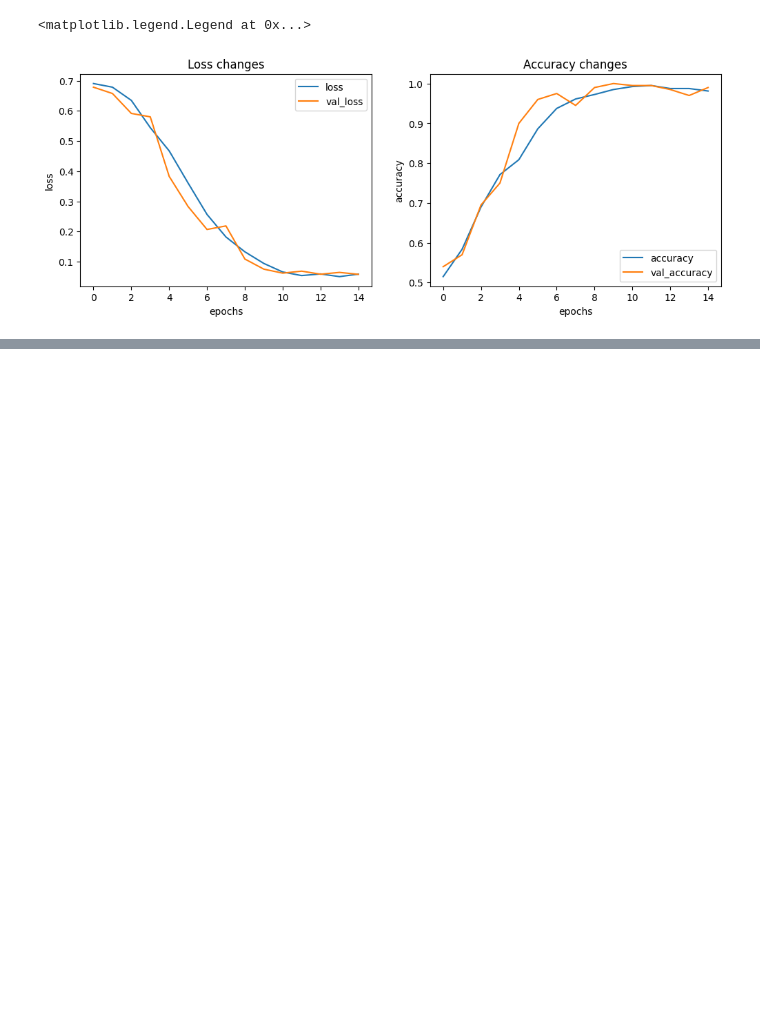
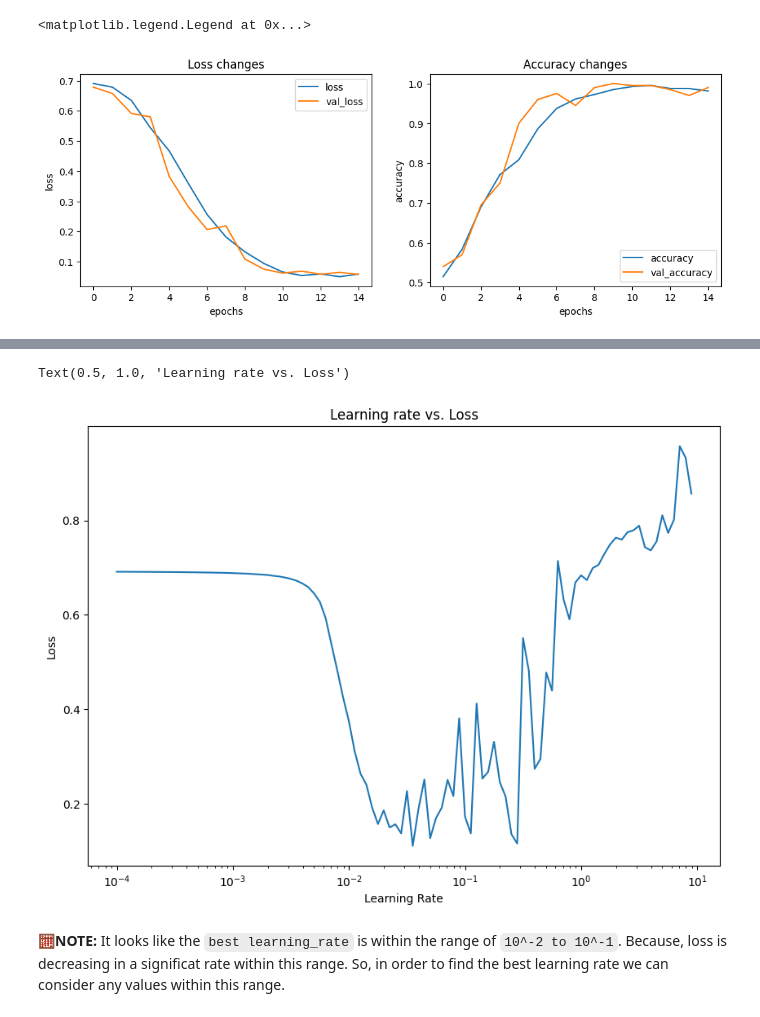
Before and after one commit to Muntasir2179/tensorflow-learning, a Jupyter notebook: 02_neural_network_classification_with_tensorflow.ipynb, the cells around one changed output, grey strips where cells are left out. Drawn from its saved outputs; the diff is of its cells as text; code cells hidden in the pictures; blank space fills up the shorter version.

```diff
--- a/02_neural_network_classification_with_tensorflow.ipynb
+++ b/02_neural_network_classification_with_tensorflow.ipynb
@@ -582,0 +631,13 @@ plt.legend()
+# %%
+# plot the learning rate versus the loss
+lrs = 1e-4 * (10**(tf.range(100)/20))   # assuming different learning rates to experiment with
+plt.figure(figsize=(10,7))
+plt.semilogx(lrs, history.history['loss'])
+plt.xlabel('Learning Rate')
+plt.ylabel('Loss')
+plt.title('Learning rate vs. Loss')
+# %% [output]
+Text(0.5, 1.0, 'Learning rate vs. Loss')
+[figure, added]
+# %% [markdown]
+**🧮NOTE:** It looks like the `best learning_rate` is within the range of `10^-2 to 10^-1`. Because, loss is decreasing in a significat rate within this range. So, in order to find the best learning rate we can consider any values within this range.
```
Also changed, not shown: parts of 3 cells of this notebook.
